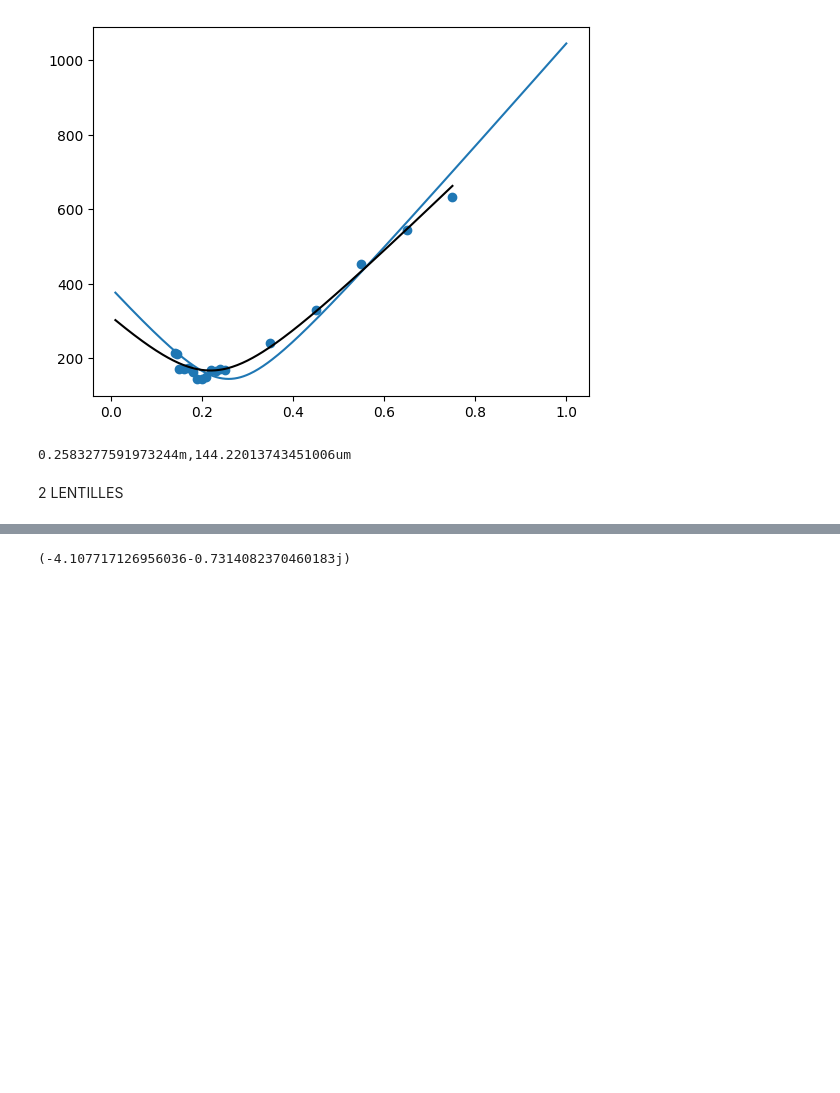
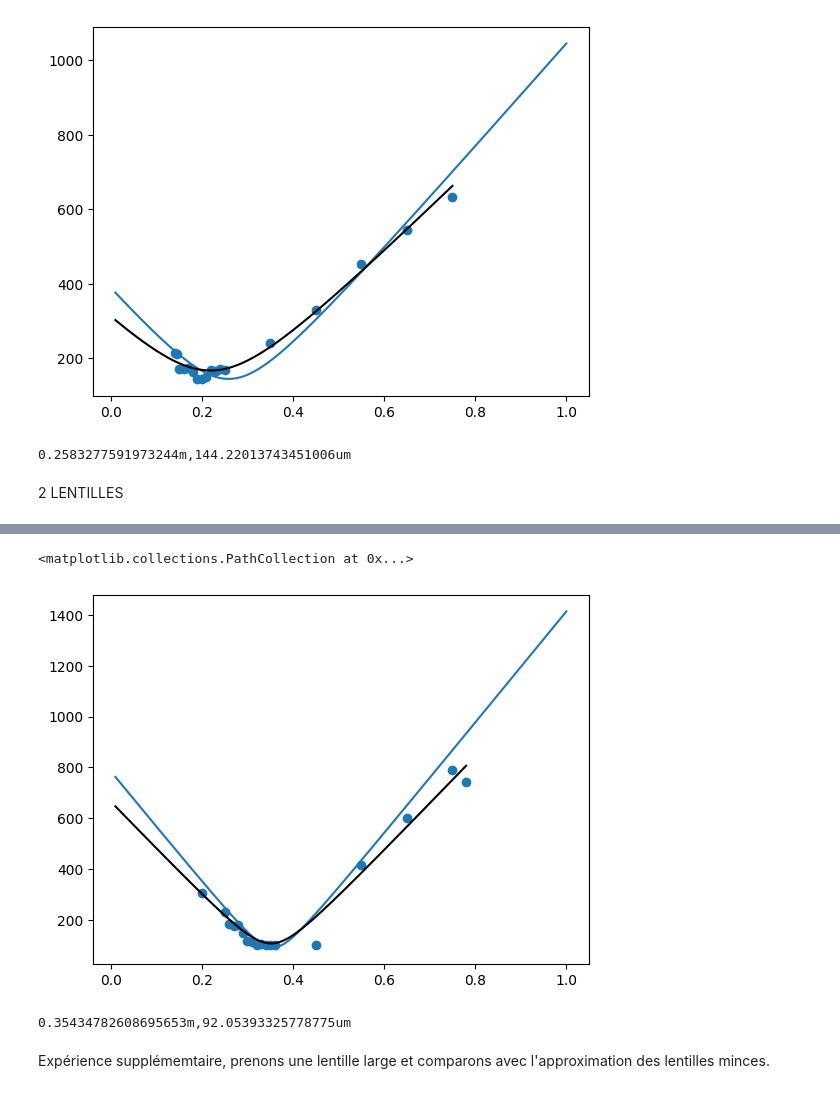
Before and after one commit to Simarties/Labo3, a Jupyter notebook: LaboGaussien/gausmain.ipynb, the cells around one changed output, grey strips where cells are left out. Saved outputs shown, nothing was run; the diff lists cells and outputs as text; code cells hidden in the pictures; blank space fills up the shorter version.

```diff
--- a/LaboGaussien/gausmain.ipynb
+++ b/LaboGaussien/gausmain.ipynb
@@ -295,25 +294,30 @@ FileNotFoundError: [Errno 2] No such file or directory: 'C:\\Users\\simar\\Pycha
 # %%
 ############################### Calcul du parcours optique depuis la 1ere lentille jusqu'à la 2ieme ###################################
 q_z3 = 1/unsurq3
 unsurq4 = UnSurq_z(q_z3,1,0.50,0,1)
 q_z4 = 1/unsurq4
 unsurq5 = UnSurq_z(q_z4,1,0,-1/.15,1)
 ztheo2 = np.linspace(.01,1,300)
 #######################################################################################################################################
 
 w_z5 = np.zeros(len(ztheo2))
 for k,i in enumerate(ztheo2):
-    print(k,i/100)
-    Q = UnSurq_z(1/unsurq3,1,(i-.1199),0,1)
-    print(Q)
+    #print(k,i/100)
+    Q = UnSurq_z(1/unsurq5,1,(i-.1199),0,1)
+    #print(Q)
     Q=Q.imag
-    w_z3[k] = np.sqrt( -(632.8e-09)/(np.pi*Q))
+    w_z5[k] = np.sqrt( -(632.8e-09)/(np.pi*Q))
     #print(w_z3*1000000)
 
-plt.plot(ztheo1,w_z3*1000000)
+plt.plot(ztheo2,w_z5*1000000)
 plt.plot(Z,courbeQuad(Z,*popt),color='black')
-plt.scatter(z_1lent,ws1lent)
-
-unsurq5
+plt.scatter(z_2lent,ws2lent)
 # %% [output]
-(-4.107717126956036-0.7314082370460183j)
+<matplotlib.collections.PathCollection at 0x...>
+[figure, added]
+# %%
+print(f'{ztheo2[np.argmin(w_z5)]}m,{w_z5.min() * 1000000}um')
+# %% [output]
+0.35434782608695653m,92.05393325778775um
+# %% [markdown]
+Expérience supplémemtaire, prenons une lentille large et comparons avec l'approximation des lentilles minces.
```
Also changed, not shown: parts of 3 cells of this notebook, 3 other files.
